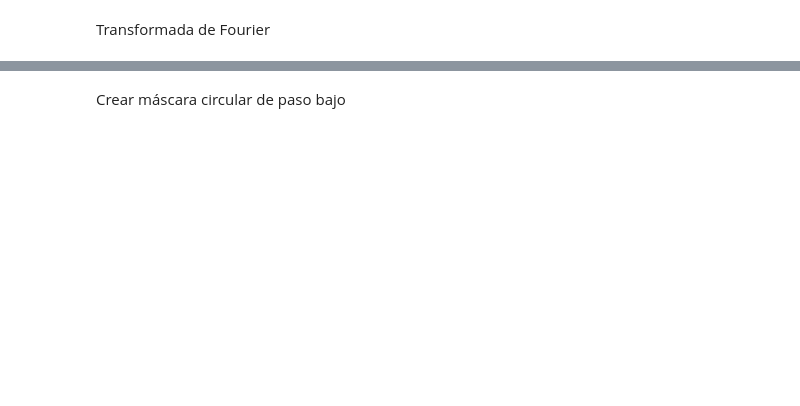
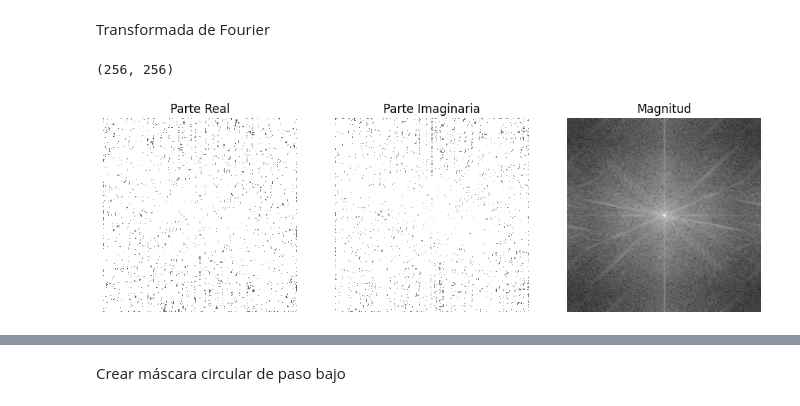
Before and after one commit to undelapaz-vc2025I/fourier-2025i, a Jupyter notebook: Transformada_Fourier_Imagenes.ipynb, the cells around one changed output, grey strips where cells are left out. Drawn from its saved outputs; the diff is of its cells as text; code cells hidden in the pictures; blank space fills up the shorter version.

```diff
--- a/Transformada_Fourier_Imagenes.ipynb
+++ b/Transformada_Fourier_Imagenes.ipynb
@@ -13,3 +19,22 @@ Transformada de Fourier
 # %%
 f = np.fft.fft2(img)
 fshift = np.fft.fftshift(f)
+# %%
+fshift.shape
+# %% [output]
+(256, 256)
+# %%
+Freal = np.real(fshift)
+Fimag = np.imag(fshift)
+Fabs = np.abs(fshift)
+
+plt.figure(figsize=(12, 8))
+plt.subplot(131), plt.imshow(np.log10(Freal+1), cmap='gray')
+plt.title('Parte Real'), plt.axis('off')
+plt.subplot(132), plt.imshow(np.log10(Fimag+1), cmap='gray')
+plt.title('Parte Imaginaria'), plt.axis('off')
+plt.subplot(133), plt.imshow(np.log10(Fabs+1), cmap='gray')
+plt.title('Magnitud'), plt.axis('off')
+plt.show()
+# %% [output]
+[figure, added]
```
Also changed, not shown: parts of 8 cells of this notebook.
